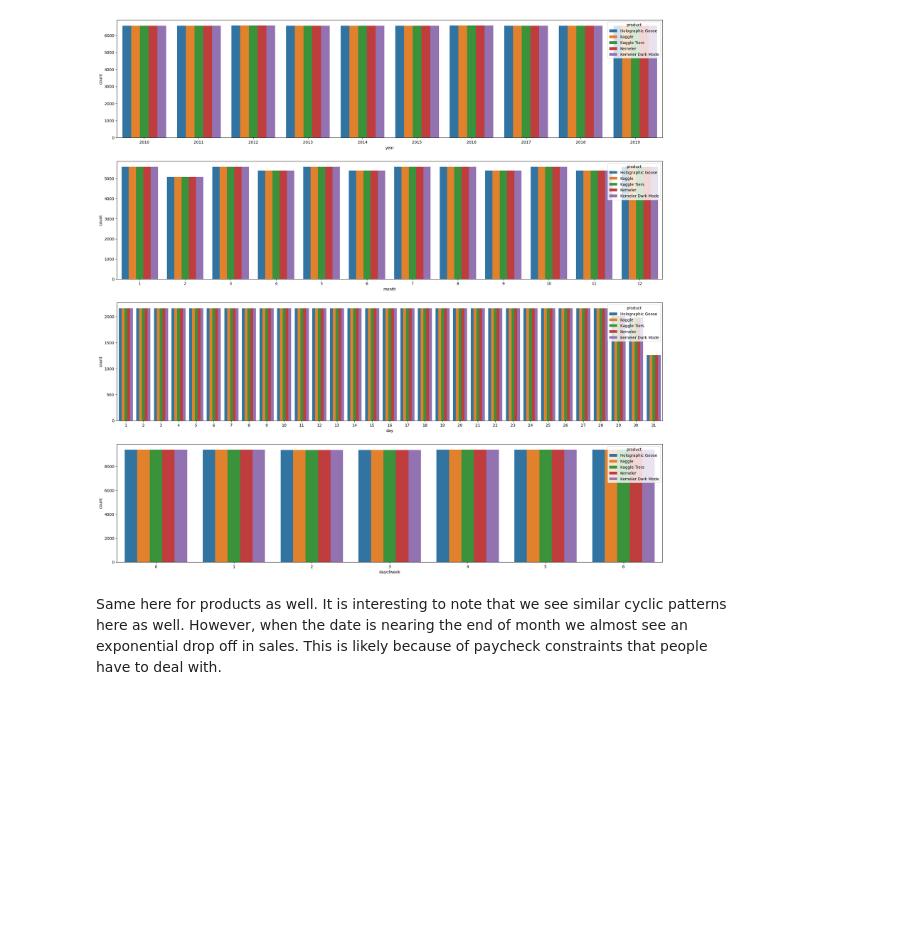
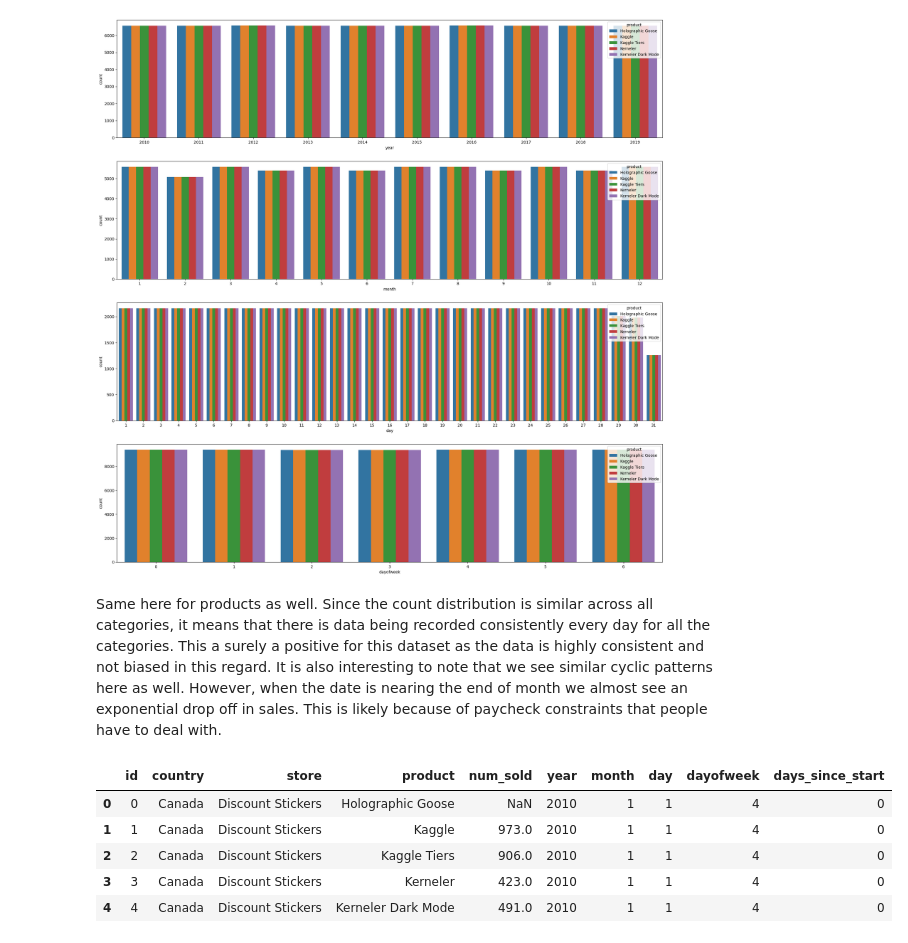
Before and after one commit to LoneCoder21/Kaggle-Notebooks, a Jupyter notebook: Regression/Forecasting Sticker Sales/eda.ipynb, the cells around one changed output. Saved outputs shown, nothing was run; the diff lists cells and outputs as text; code cells hidden in the pictures; blank space fills up the shorter version.

```diff
--- a/Regression/Forecasting Sticker Sales/eda.ipynb
+++ b/Regression/Forecasting Sticker Sales/eda.ipynb
@@ -188,4 +188,4 @@ sns.countplot(data,x="dayofweek",hue="product",ax=axs[3])
 <Axes: xlabel='dayofweek', ylabel='count'>
 [figure]
 # %% [markdown]
-Same here for products as well. It is interesting to note that we see similar cyclic patterns here as well. However, when the date is nearing the end of month we almost see an exponential drop off in sales. This is likely because of paycheck constraints that people have to deal with.
+Same here for products as well. Since the count distribution is similar across all categories, it means that there is data being recorded consistently every day for all the categories. This a surely a positive for this dataset as the data is highly consistent and not biased in this regard. It is also interesting to note that we see similar cyclic patterns here as well. However, when the date is nearing the end of month we almost see an exponential drop off in sales. This is likely because of paycheck constraints that people have to deal with.
@@ -191,0 +194,9 @@ Same here for products as well. It is interesting to note that we see similar cy
+# %%
+data.head()
+# %% [output]
+|  | id | country | store | product | num_sold | year | month | day | dayofweek | days_since_start |
+| 0 | 0 | Canada | Discount Stickers | Holographic Goose | NaN | 2010 | 1 | 1 | 4 | 0 |
+| 1 | 1 | Canada | Discount Stickers | Kaggle | 973.0 | 2010 | 1 | 1 | 4 | 0 |
+| 2 | 2 | Canada | Discount Stickers | Kaggle Tiers | 906.0 | 2010 | 1 | 1 | 4 | 0 |
+| 3 | 3 | Canada | Discount Stickers | Kerneler | 423.0 | 2010 | 1 | 1 | 4 | 0 |
+| 4 | 4 | Canada | Discount Stickers | Kerneler Dark Mode | 491.0 | 2010 | 1 | 1 | 4 | 0 |
```
Also changed, not shown: parts of 5 cells of this notebook.
